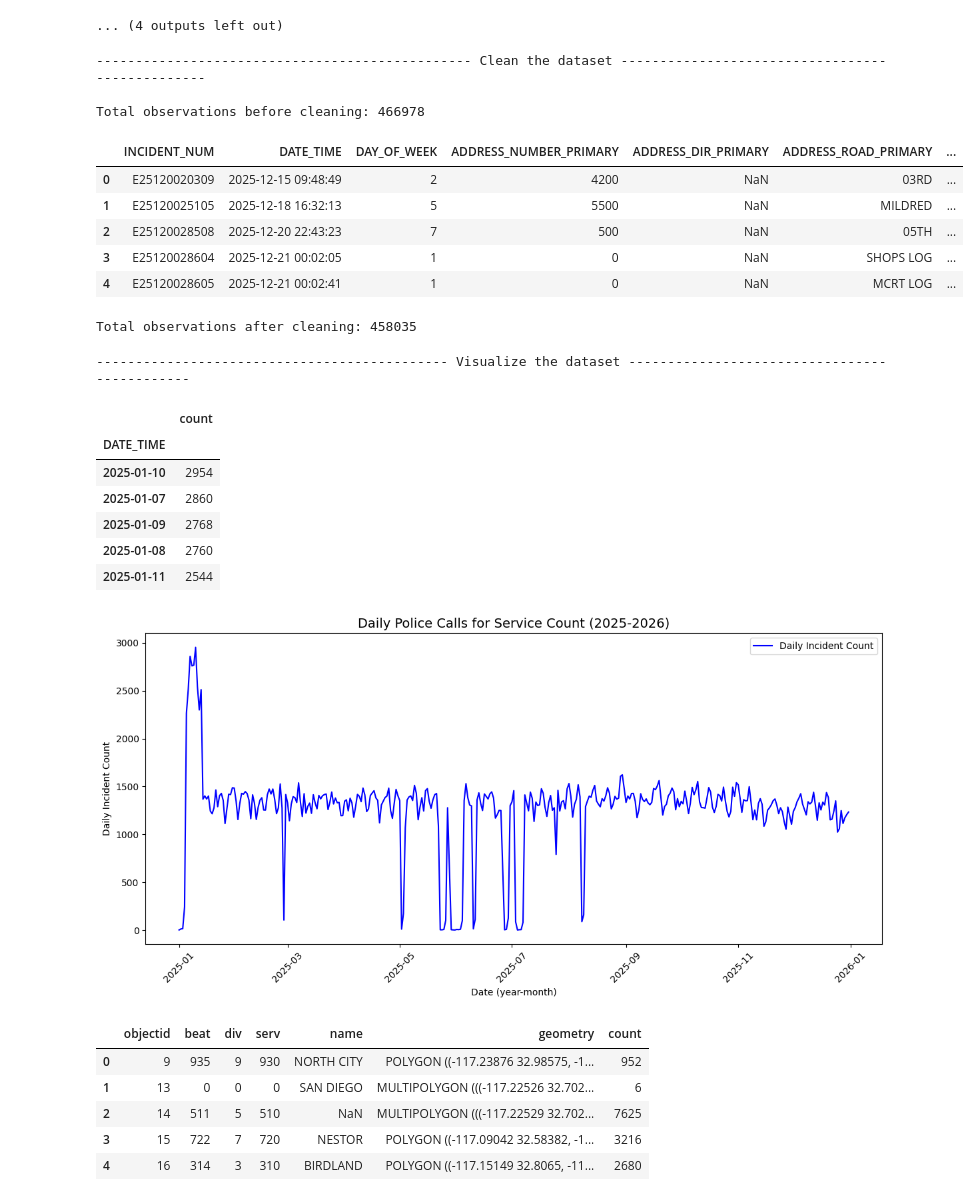
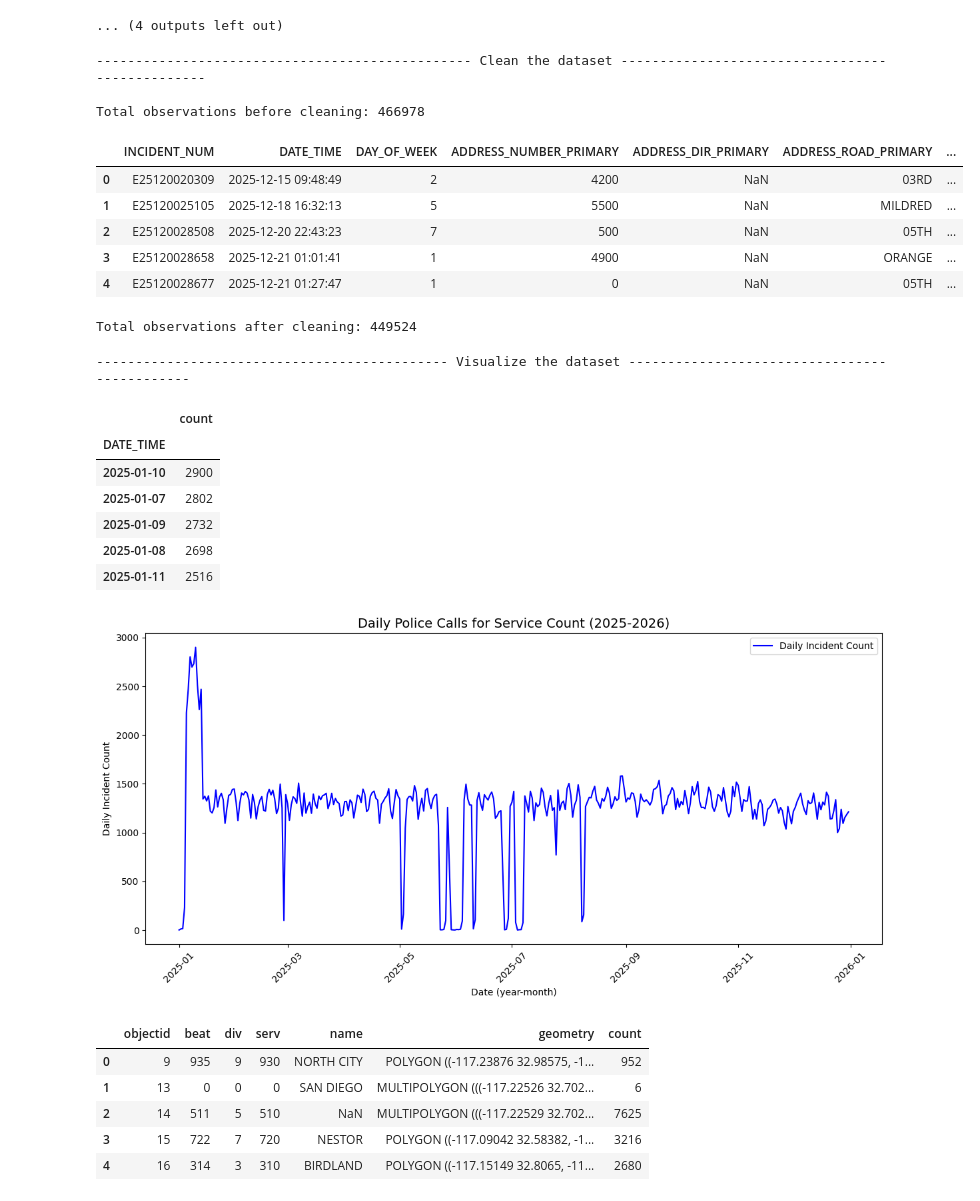
Before and after one commit to BJKin/Analytics-Driven-Resource-Deployment-for-San-Diego-Emergency-Services, a Jupyter notebook: data_pipeline.ipynb, the cells around one changed output. Saved outputs shown, nothing was run; the diff lists cells and outputs as text; code cells hidden in the pictures.

Commit message:
updated cleaning script to remove rows where beat column = -1 and integrated changes into notebook

```diff
--- a/data_pipeline.ipynb
+++ b/data_pipeline.ipynb
@@ -199,30 +199,35 @@ Name: count, dtype: int64
 [figure]
 ... (4 outputs left out)
 # %%
+# Import custom cleaning module
+import sys
+sys.path.append('./modules')
+import clean
+
 # Clean the dataset
 print('-' * 48 + ' Clean the dataset ' + '-' * 48 )
 print(f'\nTotal observations before cleaning: {len(df)}\n')
 
-# Remove intersecting street columns
-df_cleaned = df.drop(labels=['ADDRESS_DIR_INTERSECTING', 'ADDRESS_ROAD_INTERSECTING', 'ADDRESS_SFX_INTERSECTING'], axis='columns')
+cols_to_remove = ['ADDRESS_DIR_INTERSECTING', 'ADDRESS_ROAD_INTERSECTING', 'ADDRESS_SFX_INTERSECTING']
+cols_to_clean = ['ADDRESS_ROAD_PRIMARY', 'CALL_TYPE', 'DISPOSITION']
+path = 'data/00-raw/pd_calls_for_service_2025_datasd.csv'
 
-# Remove any row with missing ADDRESS_ROAD_PRIMARY, CALL_TYPE, or DISPOSITION entries
-df_cleaned = df_cleaned.dropna(subset=['ADDRESS_ROAD_PRIMARY', 'CALL_TYPE', 'DISPOSITION']).reset_index(drop=True)
+df_cleaned = clean.clean_data(path, cols_to_remove, cols_to_clean)
 
 df_cleaned.to_csv('data/01-processed/pd_calls_for_service_2025_datasd_cleaned.csv', index=False)
 display(df_cleaned.head())
 print(f'Total observations after cleaning: {len(df_cleaned)}\n')
 # %% [output]
 ------------------------------------------------ Clean the dataset ------------------------------------------------
 
 Total observations before cleaning: 466978
 |  | INCIDENT_NUM | DATE_TIME | DAY_OF_WEEK | ADDRESS_NUMBER_PRIMARY | ADDRESS_DIR_PRIMARY | ADDRESS_ROAD_PRIMARY | ... |
 | 0 | E25120020309 | 2025-12-15 09:48:49 | 2 | 4200 | NaN | 03RD | ... |
 | 1 | E25120025105 | 2025-12-18 16:32:13 | 5 | 5500 | NaN | MILDRED | ... |
 | 2 | E25120028508 | 2025-12-20 22:43:23 | 7 | 500 | NaN | 05TH | ... |
-| 3 | E25120028604 | 2025-12-21 00:02:05 | 1 | 0 | NaN | SHOPS LOG | ... |
-| 4 | E25120028605 | 2025-12-21 00:02:41 | 1 | 0 | NaN | MCRT LOG | ... |
+| 3 | E25120028658 | 2025-12-21 01:01:41 | 1 | 4900 | NaN | ORANGE | ... |
+| 4 | E25120028677 | 2025-12-21 01:27:47 | 1 | 0 | NaN | 05TH | ... |
-Total observations after cleaning: 458035
+Total observations after cleaning: 449524
 # %%
 # Visualize the dataset
 import geopandas as gpd
@@ -244,12 +249,12 @@ plt.show()
 --------------------------------------------- Visualize the dataset ---------------------------------------------
 |  | count |
 | DATE_TIME |  |
-| 2025-01-10 | 2954 |
-| 2025-01-07 | 2860 |
-| 2025-01-09 | 2768 |
-| 2025-01-08 | 2760 |
-| 2025-01-11 | 2544 |
+| 2025-01-10 | 2900 |
+| 2025-01-07 | 2802 |
+| 2025-01-09 | 2732 |
+| 2025-01-08 | 2698 |
+| 2025-01-11 | 2516 |
-[figure, old version]
+[figure, new version]
 # %%
 # Choropleth plot
 SD_beats_df = gpd.GeoDataFrame.from_file('data/00-raw/pd_beats_datasd.geojson')
```
Also changed, not shown: 2 other files.
